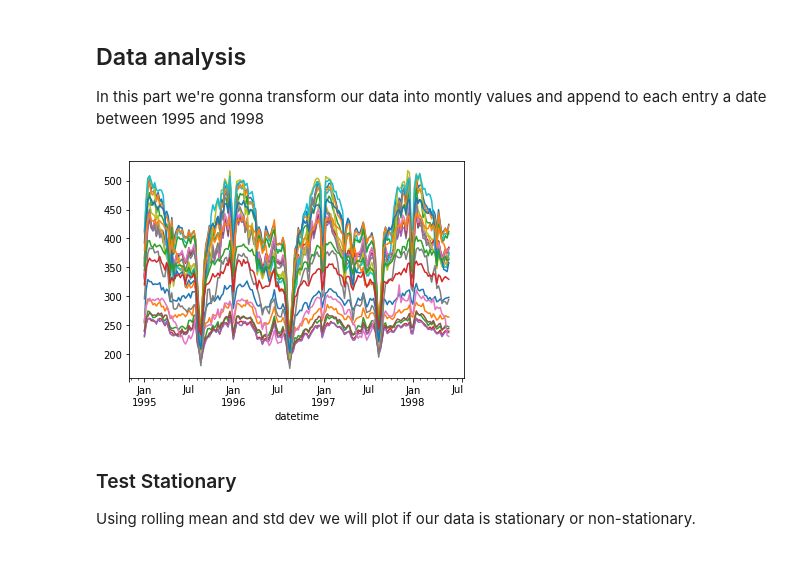
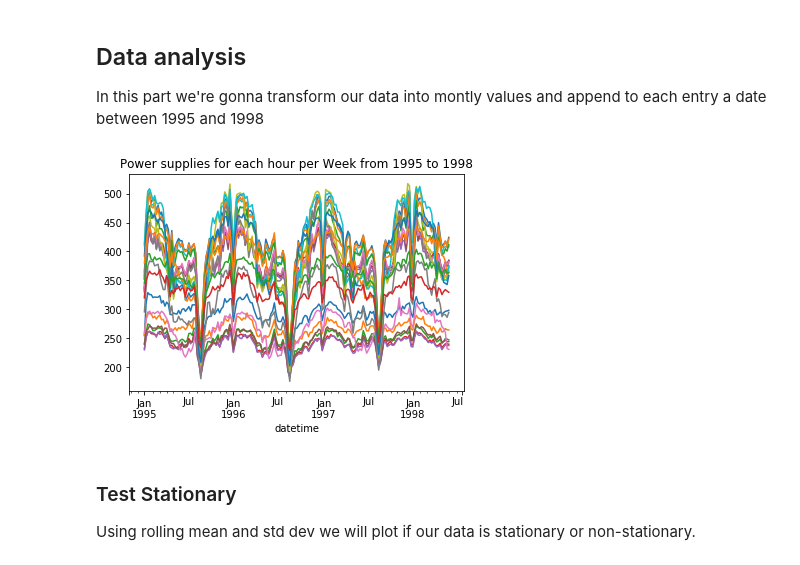
Before and after one commit to Cobrijani/prescient, a Jupyter notebook: src/notebooks/PowerSupply.ipynb, the cells around one changed output. Drawn from its saved outputs; the diff is of its cells as text; code cells hidden in the pictures.

```diff
--- a/src/notebooks/PowerSupply.ipynb
+++ b/src/notebooks/PowerSupply.ipynb
@@ -44,35 +47,38 @@ def create_hourly_data(data, hour):
     data = list(map(lambda x: (x[0], x[1], int(x[2])), data))
 
     filtered_data = list(filter(lambda x: int(x[2]) == hour, data))
 
     dates = pd.date_range('1995-01-01', periods=len(filtered_data), freq='D')
 
     X = pd.DataFrame(filtered_data)
 
     X.rename(columns={0: 'main_grid',1: 'other_grid', 2: 'hour'}, inplace=True)
 
     X['datetime'] = dates
     X.set_index('datetime', inplace = True)
 
 
     return pd.Series(X['main_grid'] + X['other_grid'])
 
 data, meta = util.read_arf('powersupply.arff');
 
 week_agg = lambda data_: data_.resample('W-Mon').mean()
 month_agg = lambda data_: data_.resample('MS').mean()
+daily_agg = lambda data_: data_
 
 agg = week_agg
+
+filtered_hours = [0,6,7,18,21,22]
 
 X = [create_hourly_data(data, hour) for hour in range(0, 24)]
 
 X = [agg(i) for i in X]
 
 [i.plot() for i in X]
-
+plt.title('Power supplies for each hour per Week from 1995 to 1998')
 plt.show()
 # %% [output]
-[figure, old version]
+[figure, new version]
 # %% [markdown]
 ### Test Stationary
 
```
Also changed, not shown: parts of 13 cells of this notebook, 24 other files.
